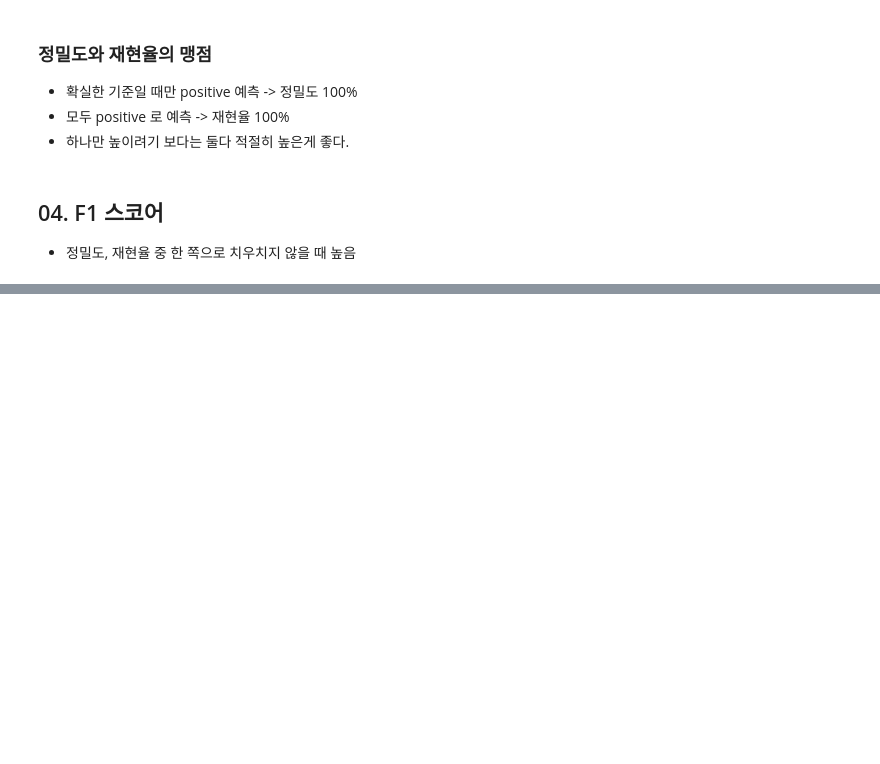
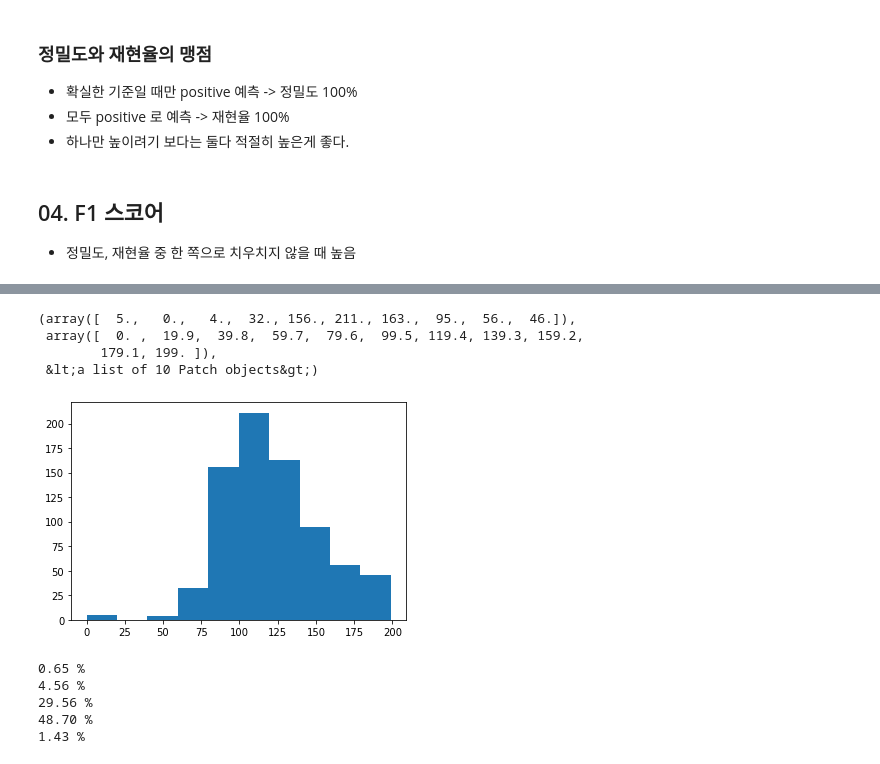
Before and after one commit to hckim96/AI_STUDY, a Jupyter notebook: week-02/chapter-03.ipynb, the cells around one changed output, grey strips where cells are left out. Saved outputs shown, nothing was run; the diff lists cells and outputs as text; code cells hidden in the pictures; blank space fills up the shorter version.

```diff
--- a/week-02/chapter-03.ipynb
+++ b/week-02/chapter-03.ipynb
@@ -98,0 +373,20 @@ NameError: name &#39;LabelEncoder&#39; is not defined
+# %%
+plt.hist(diabetes_data["Glucose"], bins = 10)
+# %% [output]
+(array([  5.,   0.,   4.,  32., 156., 211., 163.,  95.,  56.,  46.]),
+ array([  0. ,  19.9,  39.8,  59.7,  79.6,  99.5, 119.4, 139.3, 159.2,
+        179.1, 199. ]),
+ &lt;a list of 10 Patch objects&gt;)
+[figure, added]
+# %%
+zero_features = ["Glucose", "BloodPressure", "SkinThickness", "Insulin", "BMI"]
+
+for feature in zero_features:
+    print(format(diabetes_data[diabetes_data[feature] == 0][feature].count()/diabetes_data[feature].count() * 100, ".2f"), "%")
+#   0 인 값의 퍼센트가 크다
+# %% [output]
+0.65 %
+4.56 %
+29.56 %
+48.70 %
+1.43 %
```
Also changed, not shown: parts of 26 cells of this notebook, 1 other file.
